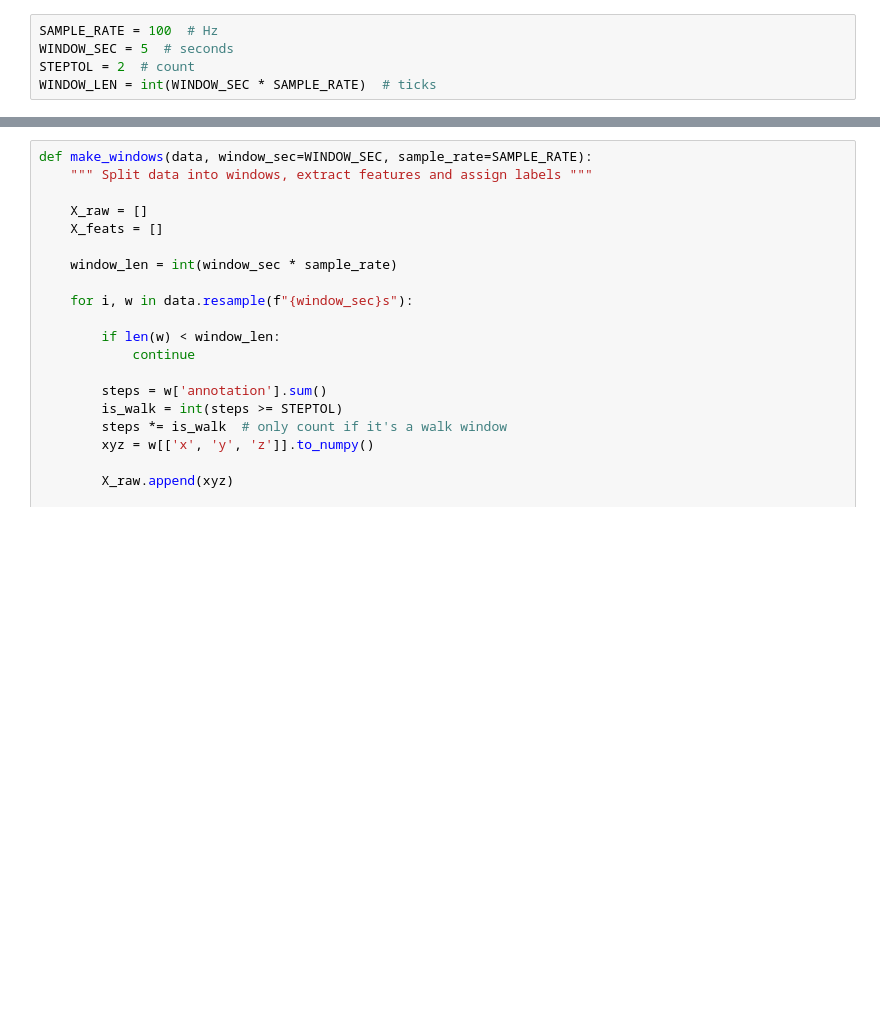
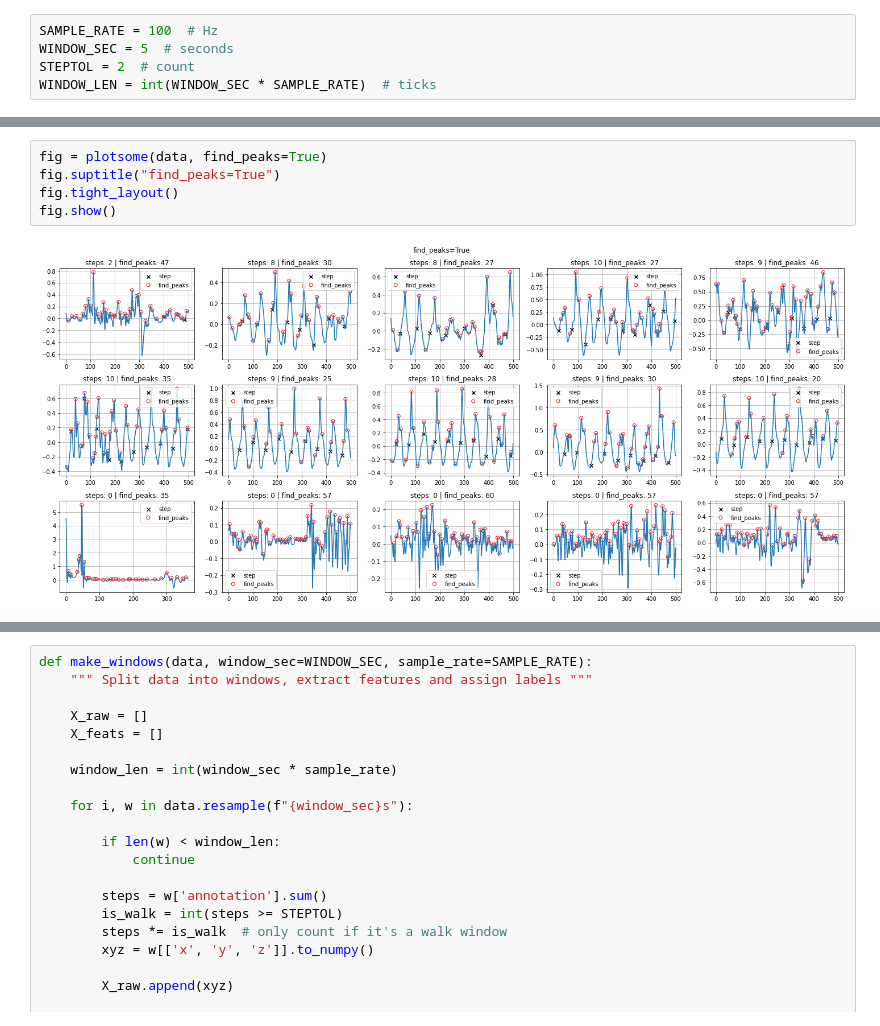
Before and after one commit to OxWearables/stepcount, a Jupyter notebook: train.ipynb, the cells around one changed output, grey strips where cells are left out. Saved outputs shown, nothing was run; the diff lists cells and outputs as text; blank space fills up the shorter version.

```diff
--- a/train.ipynb
+++ b/train.ipynb
@@ -98,0 +131,7 @@ fig.show()
+# %%
+fig = plotsome(data, find_peaks=True)
+fig.suptitle("find_peaks=True")
+fig.tight_layout()
+fig.show()
+# %% [output]
+[figure, added]
```
Also changed, not shown: parts of 30 cells of this notebook, 1 other file.
